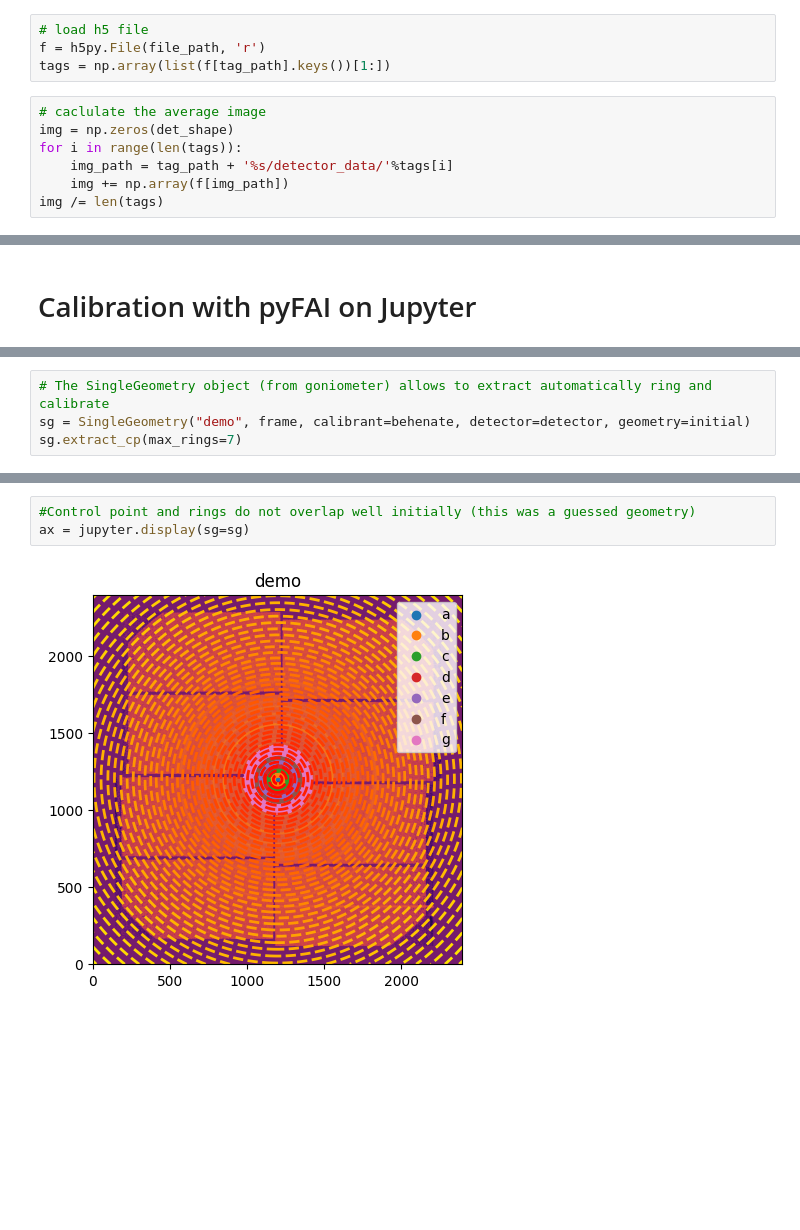
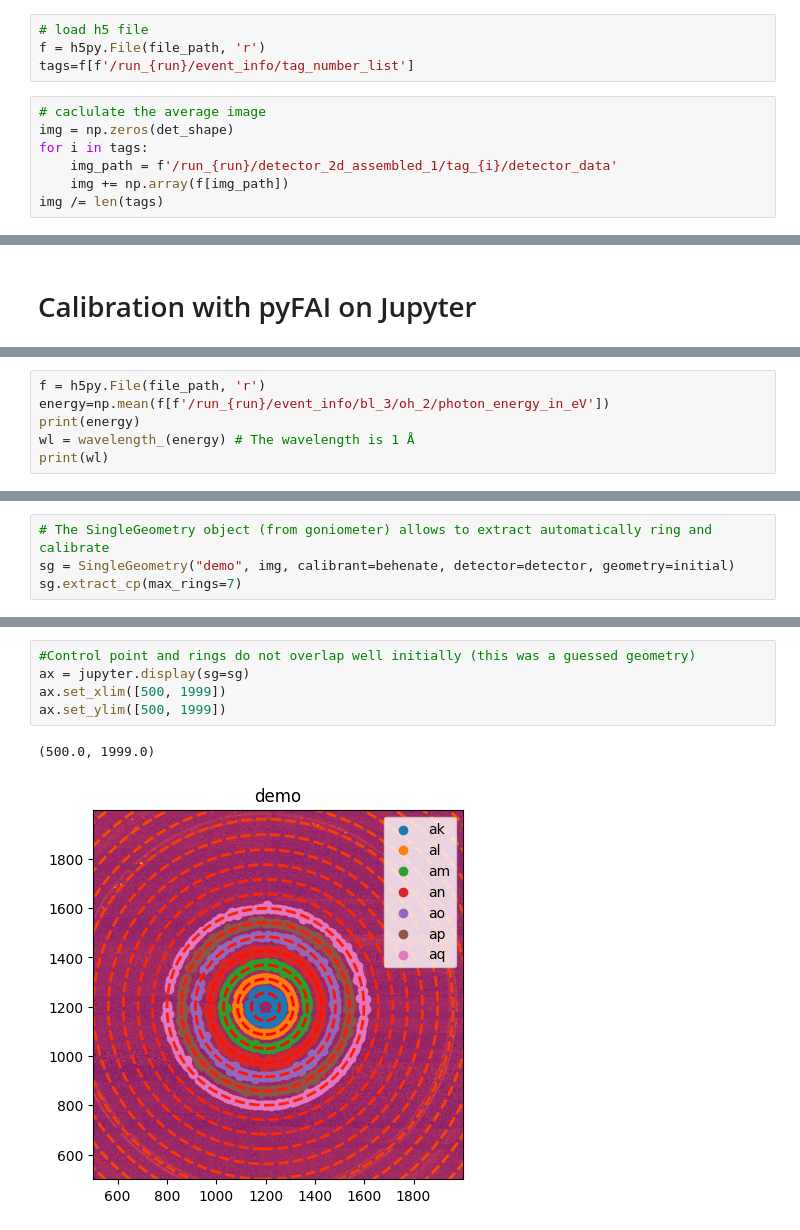
Before and after one commit to fperakis/SACLA_2022B8033, a Jupyter notebook: examples/04_test_calibrator.ipynb, the cells around one changed output, grey strips where cells are left out. Cells and saved outputs as stored; diff of their text form; blank space fills up the shorter version.

```diff
--- a/examples/04_test_calibrator.ipynb
+++ b/examples/04_test_calibrator.ipynb
@@ -16,12 +31,12 @@ tag_path = 'run_%s/detector_2d_assembled_1/'%run
 # %%
 # load h5 file
 f = h5py.File(file_path, 'r')
-tags = np.array(list(f[tag_path].keys())[1:])
+tags=f[f'/run_{run}/event_info/tag_number_list']
 # %%
 # caclulate the average image
 img = np.zeros(det_shape)
-for i in range(len(tags)):
-    img_path = tag_path + '%s/detector_data/'%tags[i]
+for i in tags:
+    img_path = f'/run_{run}/detector_2d_assembled_1/tag_{i}/detector_data'
     img += np.array(f[img_path])
 img /= len(tags)
 # %%
@@ -66,0 +56,6 @@ wl = 1.03e-10 # The wavelength is 1 Å
+# %%
+f = h5py.File(file_path, 'r')
+energy=np.mean(f[f'/run_{run}/event_info/bl_3/oh_2/photon_energy_in_eV'])
+print(energy)
+wl = wavelength_(energy) # The wavelength is 1 Å
+print(wl)
@@ -89,6 +87,6 @@ DirectBeamDist= 79.000mm        Center: x=1200.000, y=1200.000 pix      Tilt=0.0
 # %%
 # The SingleGeometry object (from goniometer) allows to extract automatically ring and calibrate
-sg = SingleGeometry("demo", frame, calibrant=behenate, detector=detector, geometry=initial)
+sg = SingleGeometry("demo", img, calibrant=behenate, detector=detector, geometry=initial)
 sg.extract_cp(max_rings=7)
 # %% [output]
 ControlPoints instance containing 7 group of point:
@@ -104,8 +102,11 @@ Containing 7 groups of points:
 # %%
 #Control point and rings do not overlap well initially (this was a guessed geometry)
 ax = jupyter.display(sg=sg)
+ax.set_xlim([500, 1999])
+ax.set_ylim([500, 1999])
 # %% [output]
+(500.0, 1999.0)
-[figure, old version]
+[figure, new version]
 # %%
 # Refine the geometry ... here in SAXS geometry, the rotation is fixed in orthogonal setup
 sg.geometry_refinement.refine2(fix=["rot1", "rot2", "rot3", "wavelength"])
```
Also changed, not shown: parts of 18 cells of this notebook, 2 other files.
